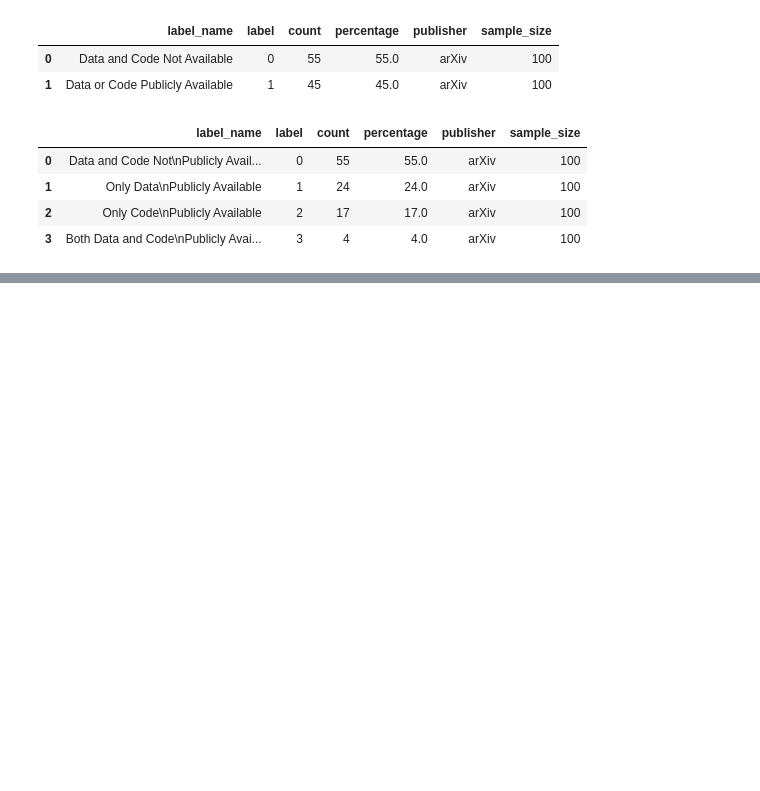
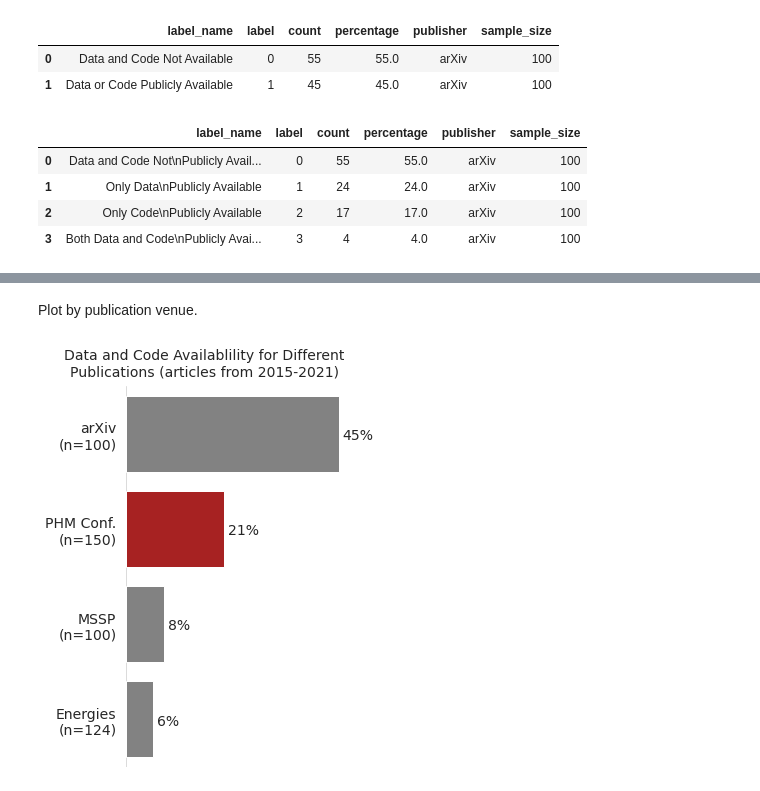
Before and after one commit to tvhahn/arxiv-code-search, a Jupyter notebook: notebooks/summarize_manual_labels.ipynb, the cells around one changed output, grey strips where cells are left out. Drawn from its saved outputs; the diff is of its cells as text; code cells hidden in the pictures; blank space fills up the shorter version.

```diff
--- a/notebooks/summarize_manual_labels.ipynb
+++ b/notebooks/summarize_manual_labels.ipynb
@@ -91,0 +96,25 @@ df_label_count_all
+# %%
+# prep label data
+file_names_list = [
+    "labels_phm_97_0-150.ods",
+    "labels_energies_98_0-150.ods",
+    "labels_mssp_99_0-100.ods",
+    "labels_1.ods",
+]
+
+publisher_names_list = ["PHM Conf.", "Energies", "MSSP", "arXiv"]
+sample_size_list = [150, 124, 100, 100]
+
+df_all_list = []
+df_list = []
+for file_name, publisher, sample_size in zip(
+    file_names_list, publisher_names_list, sample_size_list
+):
+    df, df_all = summarize_final_label_file(
+        path_label_dir / file_name, sample_size, publisher
+    )
+    df_list.append(df)
+    df_all_list.append(df_all)
+
+df_all = pd.concat(df_all_list)
+df = pd.concat(df_list)
@@ -91,0 +139,12 @@ df_label_count_all
+# %% [markdown]
+Plot by publication venue.
+# %%
+# make sure the styling of the plots is consistent
+sns.set(font_scale=1.0, style="whitegrid", font="DejaVu Sans")
+
+plot_percent_articles_by_publisher(
+    df,
+    title="Data and Code Availablility for Different\nPublications (articles from 2015-2021)",
+)
+# %% [output]
+[figure, added]
```
Also changed, not shown: parts of 7 cells of this notebook, 1 other file.
